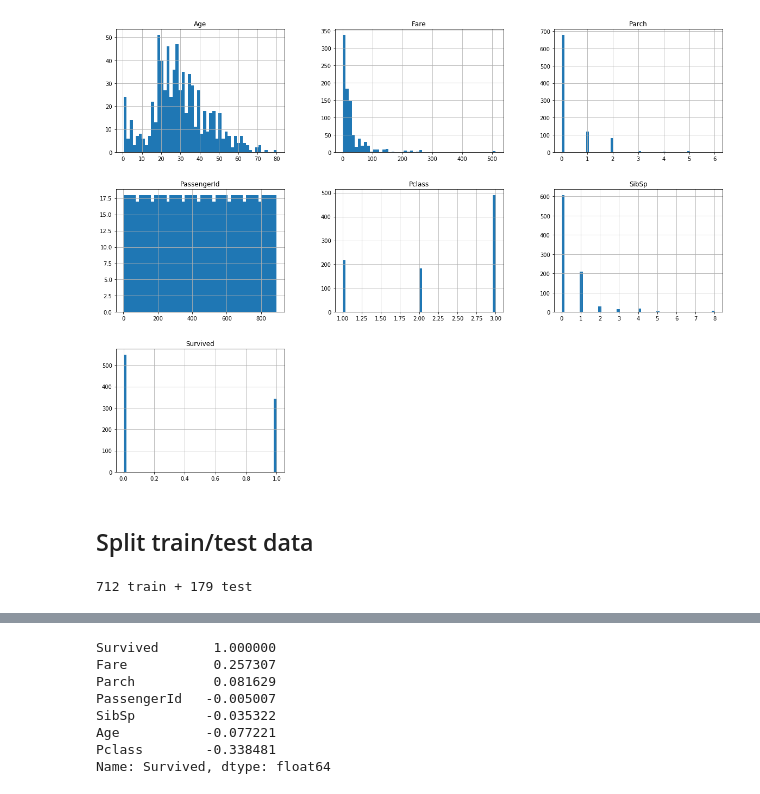
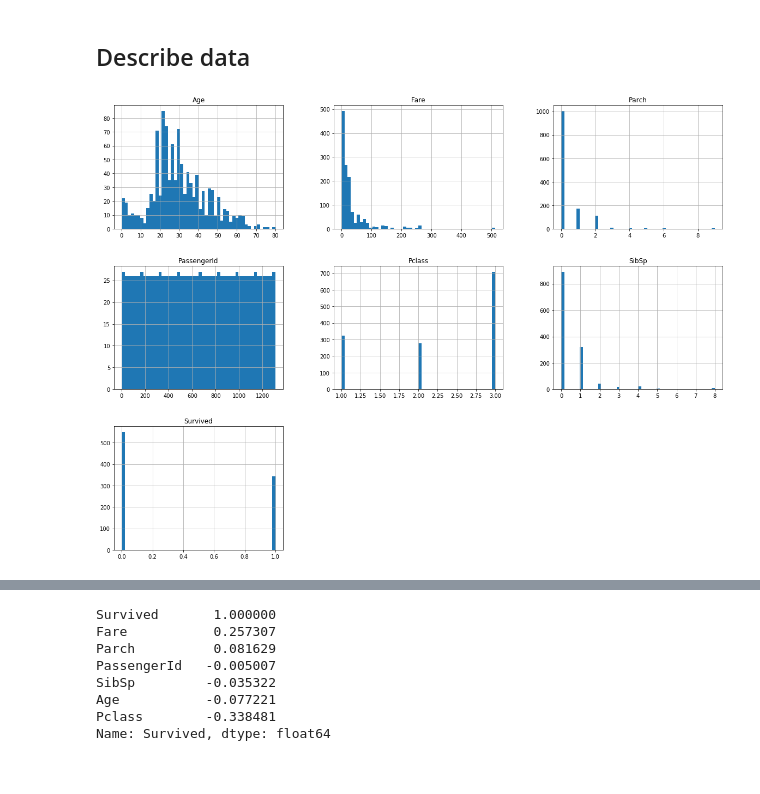
Before and after one commit to AnaRuizS/CSmachineLearning, a Jupyter notebook: Ml_titanic.ipynb, the cells around one changed output, grey strips where cells are left out. Saved outputs shown, nothing was run; the diff lists cells and outputs as text; code cells hidden in the pictures.

```diff
--- a/Ml_titanic.ipynb
+++ b/Ml_titanic.ipynb
@@ -8,3 +10,6 @@ import matplotlib.pyplot as plt
 # %%
 train=pd.read_csv('titanic/train.csv')
 test= pd.read_csv('titanic/test.csv')
+# %%
+# concatenate the two sets to process data equally
+all_titanic= pd.concat([train,test], sort=False)
@@ -80,0 +92,5 @@ train.describe()
+# %%
+all_titanic['Cabin']=all_titanic['Cabin'].apply(lambda x: (str(x))[0])
+all_titanic['Embarked']=all_titanic['Embarked'].apply(lambda x: (str(x))[0])
+all_titanic=all_titanic.drop('Ticket',axis=1)
+all_titanic.head()
@@ -81,7 +104,7 @@ train.describe()
+# %% [markdown]
+## Describe data
 # %%
-train.hist(bins=50, figsize=(20,15))
+all_titanic.hist(bins=50, figsize=(20,15))
 plt.show()
 # %% [output]
-[figure, old version]
+[figure, new version]
-# %% [markdown]
-## Split train/test data
@@ -93,4 +110,0 @@ train_set, test_set = train_test_split(train, test_size=0.2, random_state=42)
-# %%
-print(len(train_set), "train +", len(test_set), "test")
-# %% [output]
-712 train + 179 test
```
Also changed, not shown: parts of 75 cells of this notebook.
